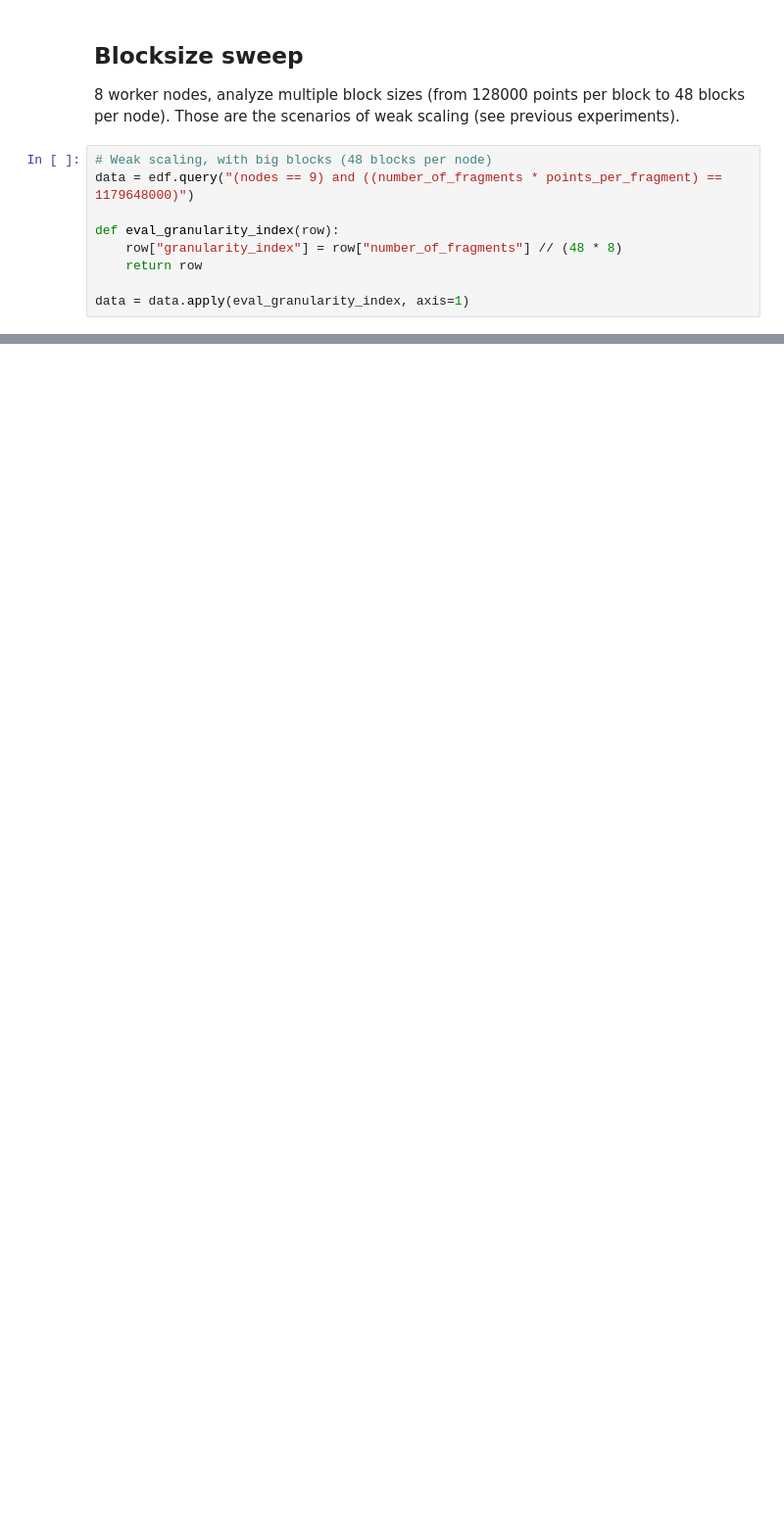
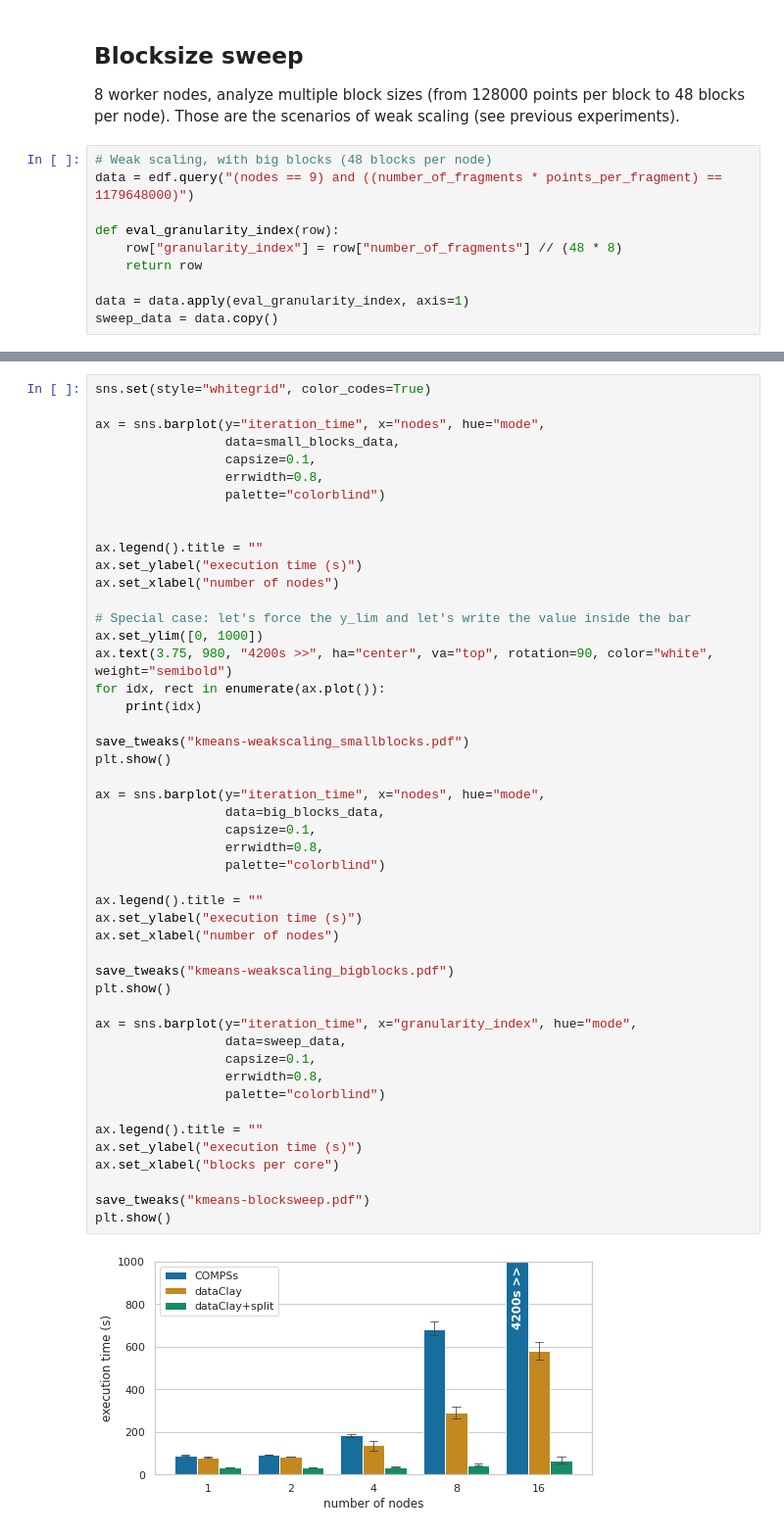
Before and after one commit to bsc-dom/split-miniapps, a Jupyter notebook: analysis/kmeans.ipynb, the cells around one changed output, grey strips where cells are left out. Shown: that part at 98% size. Drawn from its saved outputs; the diff is of its cells as text; blank space fills up the shorter version.

```diff
--- a/analysis/kmeans.ipynb
+++ b/analysis/kmeans.ipynb
@@ -158,6 +133,7 @@ def eval_granularity_index(row):
     return row
 
 data = data.apply(eval_granularity_index, axis=1)
+sweep_data = data.copy()
 # %%
 sns.barplot(data=data, x="granularity_index", hue="mode", y="iteration_time",
             estimator=ESTIMATOR_TO_USE)
@@ -197,0 +184,50 @@ sns.violinplot(data=data.query("dataclay == 1"), x="number_of_fragments", y="spl
+# %%
+sns.set(style="whitegrid", color_codes=True)
+
+ax = sns.barplot(y="iteration_time", x="nodes", hue="mode",
+                 data=small_blocks_data,
+                 capsize=0.1,
+                 errwidth=0.8,
+                 palette="colorblind")
+
+
+ax.legend().title = ""
+ax.set_ylabel("execution time (s)")
+ax.set_xlabel("number of nodes")
+
+# Special case: let's force the y_lim and let's write the value inside the bar
+ax.set_ylim([0, 1000])
+ax.text(3.75, 980, "4200s >>", ha="center", va="top", rotation=90, color="white", weight="semibold")
+for idx, rect in enumerate(ax.plot()):
+    print(idx)
+
+save_tweaks("kmeans-weakscaling_smallblocks.pdf")
+plt.show()
+
+ax = sns.barplot(y="iteration_time", x="nodes", hue="mode",
+                 data=big_blocks_data,
+                 capsize=0.1,
+                 errwidth=0.8,
+                 palette="colorblind")
+
+ax.legend().title = ""
+ax.set_ylabel("execution time (s)")
+ax.set_xlabel("number of nodes")
+
+save_tweaks("kmeans-weakscaling_bigblocks.pdf")
+plt.show()
+
+ax = sns.barplot(y="iteration_time", x="granularity_index", hue="mode",
+                 data=sweep_data,
+                 capsize=0.1,
+                 errwidth=0.8,
+                 palette="colorblind")
+
+ax.legend().title = ""
+ax.set_ylabel("execution time (s)")
+ax.set_xlabel("blocks per core")
+
+save_tweaks("kmeans-blocksweep.pdf")
+plt.show()
+# %% [output]
+[figure, added]
```
Also changed, not shown: parts of 9 cells of this notebook, 11 other files.
